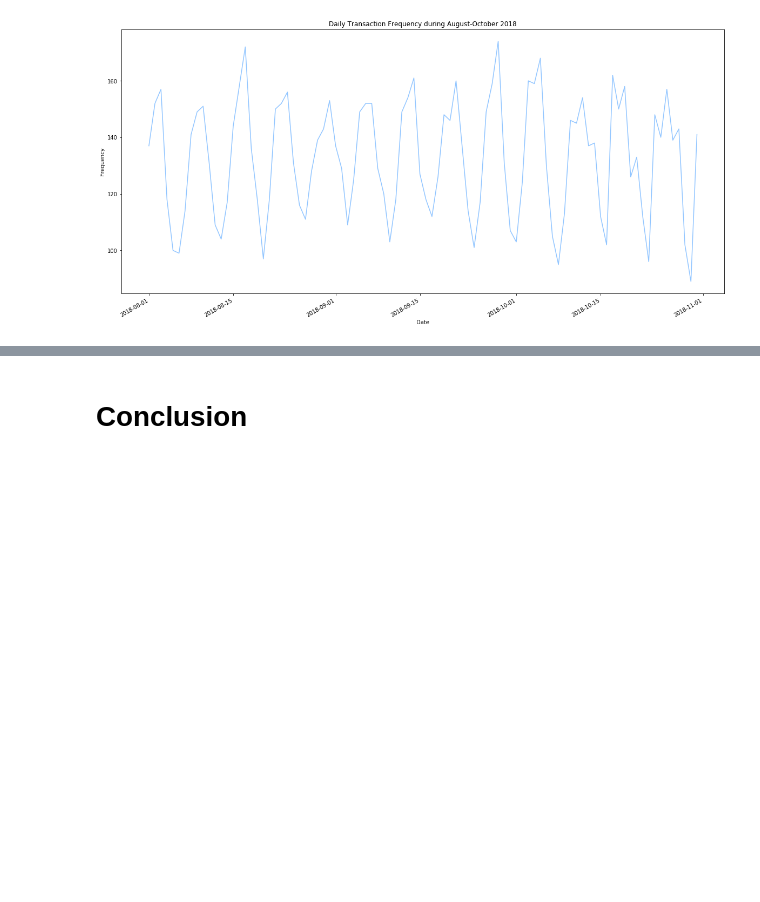
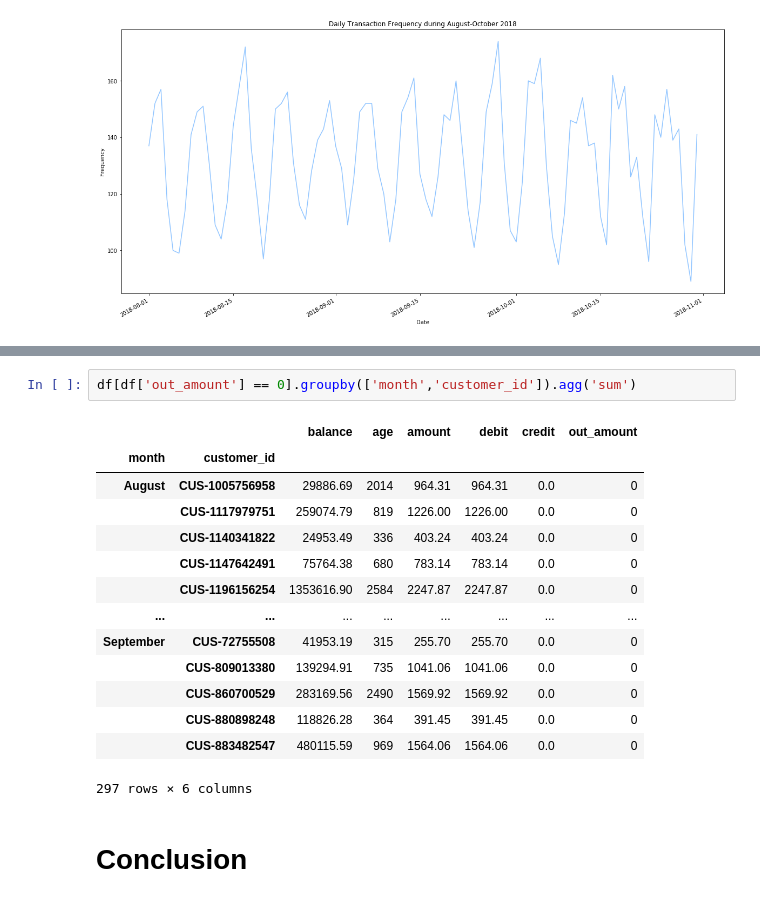
Before and after one commit to gtanubrata/Predicting-Annual-Salary, a Jupyter notebook: ANZ EDA.ipynb, the cells around one changed output, grey strips where cells are left out. Saved outputs shown, nothing was run; the diff lists cells and outputs as text; blank space fills up the shorter version.

```diff
--- a/ANZ EDA.ipynb
+++ b/ANZ EDA.ipynb
@@ -801,2 +946,19 @@ Text(0.5, 1.0, 'Daily Transaction Frequency during August-October 2018')
+# %%
+df[df['out_amount'] == 0].groupby(['month','customer_id']).agg('sum')
+# %% [output]
+|  |  | balance | age | amount | debit | credit | out_amount |
+| month | customer_id |  |  |  |  |  |  |
+| August | CUS-1005756958 | 29886.69 | 2014 | 964.31 | 964.31 | 0.0 | 0 |
+|  | CUS-1117979751 | 259074.79 | 819 | 1226.00 | 1226.00 | 0.0 | 0 |
+|  | CUS-1140341822 | 24953.49 | 336 | 403.24 | 403.24 | 0.0 | 0 |
+|  | CUS-1147642491 | 75764.38 | 680 | 783.14 | 783.14 | 0.0 | 0 |
+|  | CUS-1196156254 | 1353616.90 | 2584 | 2247.87 | 2247.87 | 0.0 | 0 |
+| ... | ... | ... | ... | ... | ... | ... | ... |
+| September | CUS-72755508 | 41953.19 | 315 | 255.70 | 255.70 | 0.0 | 0 |
+|  | CUS-809013380 | 139294.91 | 735 | 1041.06 | 1041.06 | 0.0 | 0 |
+|  | CUS-860700529 | 283169.56 | 2490 | 1569.92 | 1569.92 | 0.0 | 0 |
+|  | CUS-880898248 | 118826.28 | 364 | 391.45 | 391.45 | 0.0 | 0 |
+|  | CUS-883482547 | 480115.59 | 969 | 1564.06 | 1564.06 | 0.0 | 0 |
+297 rows × 6 columns
 # %% [markdown]
 # Conclusion
```
Also changed, not shown: parts of 19 cells of this notebook.
